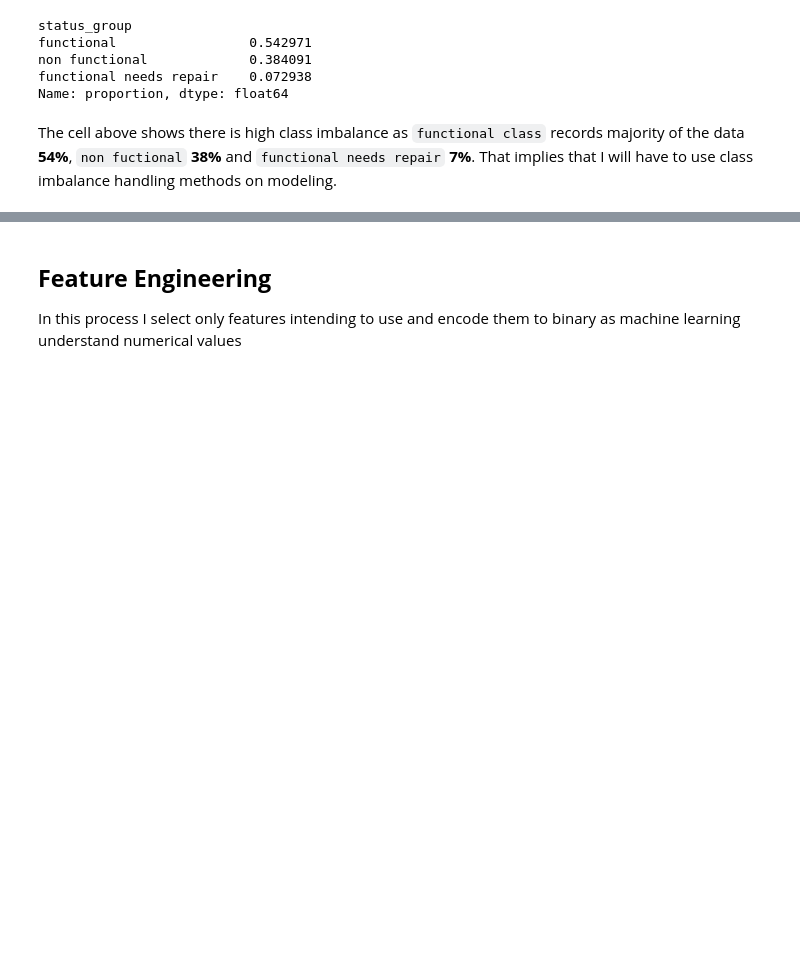
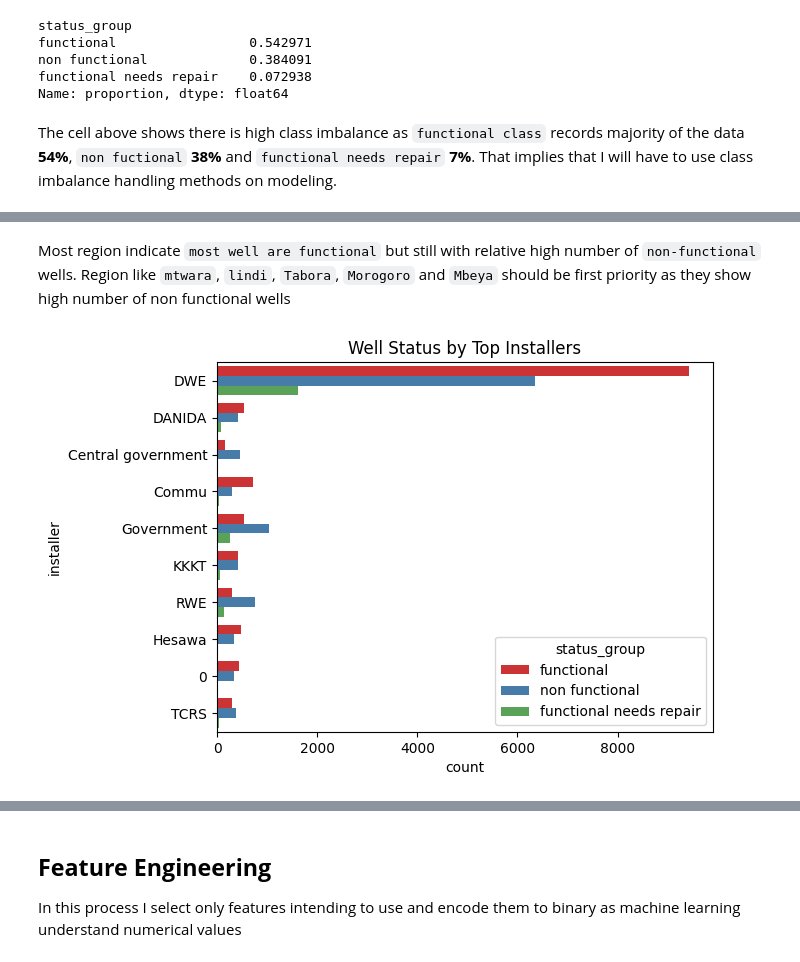
Before and after one commit to RonnyMuthomi/tanzania-water-well-status-classifier, a Jupyter notebook: index.ipynb, the cells around one changed output, grey strips where cells are left out. Cells and saved outputs as stored; diff of their text form; code cells hidden in the pictures; blank space fills up the shorter version.

```diff
--- a/index.ipynb
+++ b/index.ipynb
@@ -474,0 +533,9 @@ The cell above shows there is high class imbalance as `functional class` records
+# %% [markdown]
+Most region indicate `most well are functional` but still with relative high number of `non-functional` wells. Region like `mtwara`, `lindi`, `Tabora`, `Morogoro` and `Mbeya` should be first priority as they show high number of non functional wells
+# %%
+top_installers = water_df['installer'].value_counts().head(10).index
+sns.countplot(data=water_df[water_df['installer'].isin(top_installers)], y='installer', hue='status_group', palette='Set1')
+plt.title('Well Status by Top Installers')
+plt.show()
+# %% [output]
+[figure, added]
```
Also changed, not shown: parts of 20 cells of this notebook.
